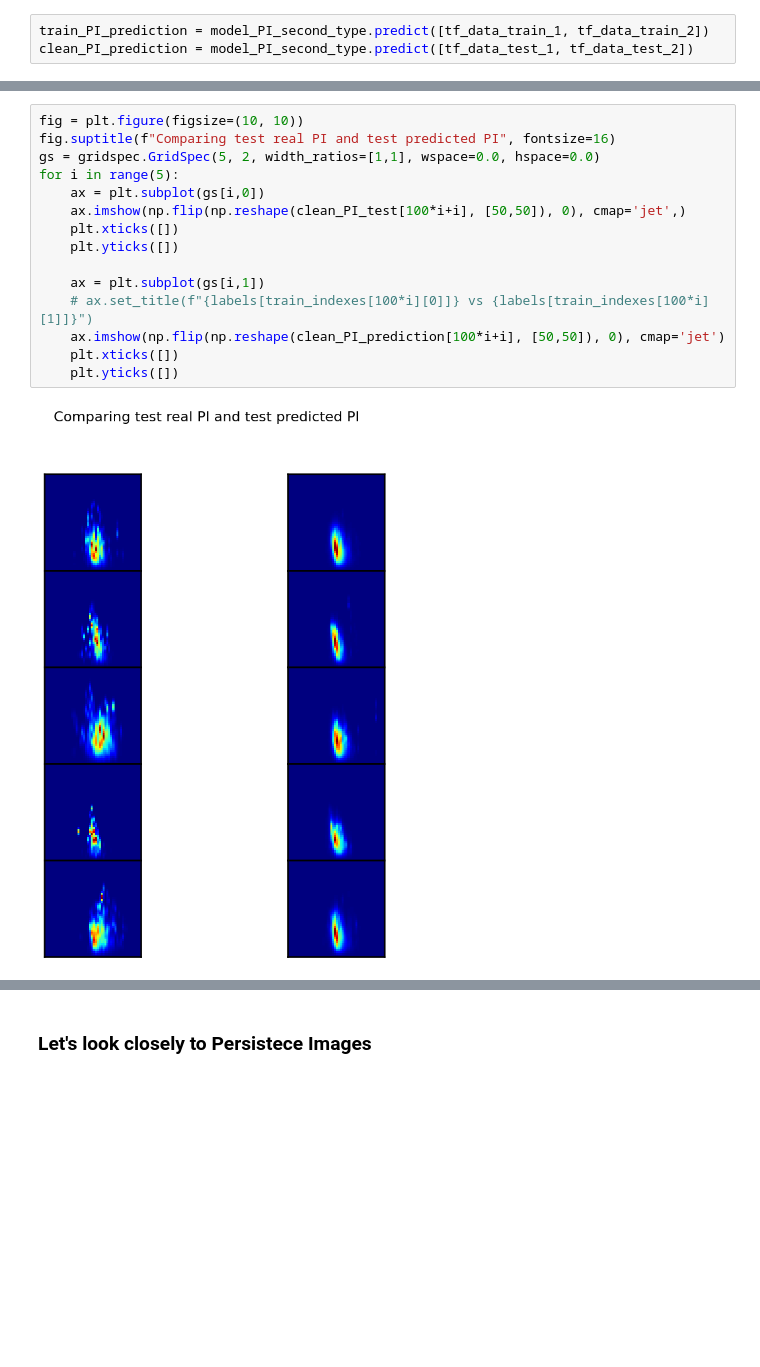
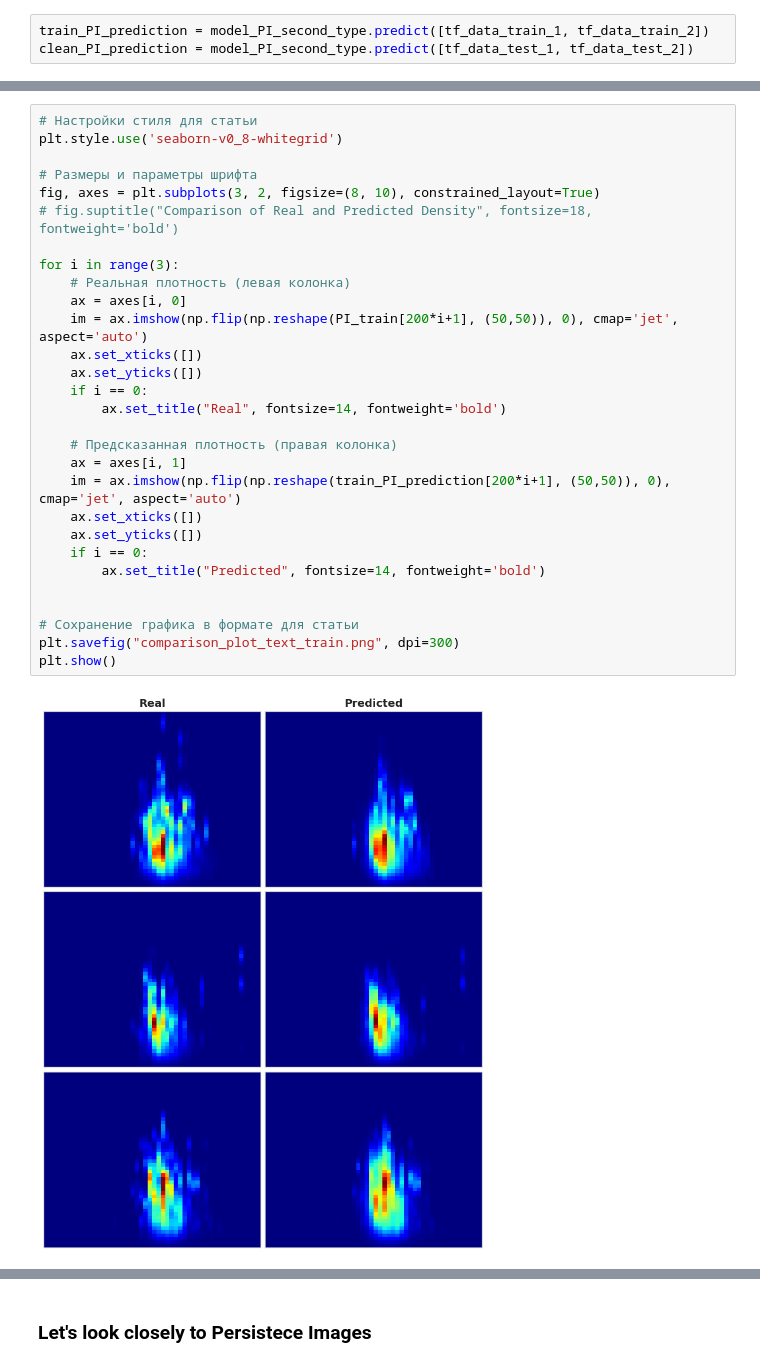
Before and after one commit to Verdangeta/TDA_experiments, a Jupyter notebook: Cross_RipsNet_text.ipynb, the cells around one changed output, grey strips where cells are left out. Drawn from its saved outputs; the diff is of its cells as text; blank space fills up the shorter version.

```diff
--- a/Cross_RipsNet_text.ipynb
+++ b/Cross_RipsNet_text.ipynb
@@ -418,17 +427,31 @@ for i in range(3):
-# %%
-fig = plt.figure(figsize=(10, 10))
-fig.suptitle(f"Comparing test real PI and test predicted PI", fontsize=16)
-gs = gridspec.GridSpec(5, 2, width_ratios=[1,1], wspace=0.0, hspace=0.0)
-for i in range(5):
-    ax = plt.subplot(gs[i,0])
-    ax.imshow(np.flip(np.reshape(clean_PI_test[100*i+i], [50,50]), 0), cmap='jet',)
-    plt.xticks([])
-    plt.yticks([])
-
-    ax = plt.subplot(gs[i,1])
-    # ax.set_title(f"{labels[train_indexes[100*i][0]]} vs {labels[train_indexes[100*i][1]]}")
-    ax.imshow(np.flip(np.reshape(clean_PI_prediction[100*i+i], [50,50]), 0), cmap='jet')
-    plt.xticks([])
-    plt.yticks([])
-# %% [output]
-[figure, removed]
+# %%
+# Настройки стиля для статьи
+plt.style.use('seaborn-v0_8-whitegrid')
+
+# Размеры и параметры шрифта
+fig, axes = plt.subplots(3, 2, figsize=(8, 10), constrained_layout=True)
+# fig.suptitle("Comparison of Real and Predicted Density", fontsize=18, fontweight='bold')
+
+for i in range(3):
+    # Реальная плотность (левая колонка)
+    ax = axes[i, 0]
+    im = ax.imshow(np.flip(np.reshape(PI_train[200*i+1], (50,50)), 0), cmap='jet', aspect='auto')
+    ax.set_xticks([])
+    ax.set_yticks([])
+    if i == 0:
+        ax.set_title("Real", fontsize=14, fontweight='bold')
+
+    # Предсказанная плотность (правая колонка)
+    ax = axes[i, 1]
+    im = ax.imshow(np.flip(np.reshape(train_PI_prediction[200*i+1], (50,50)), 0), cmap='jet', aspect='auto')
+    ax.set_xticks([])
+    ax.set_yticks([])
+    if i == 0:
+        ax.set_title("Predicted", fontsize=14, fontweight='bold')
+
+
+# Сохранение графика в формате для статьи
+plt.savefig("comparison_plot_text_train.png", dpi=300)
+plt.show()
+# %% [output]
+[figure, added]
```
Also changed, not shown: parts of 15 cells of this notebook, 2 other files.
